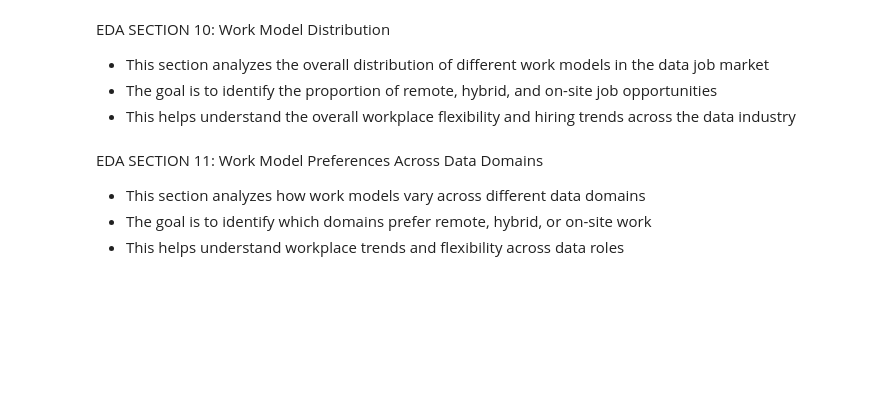
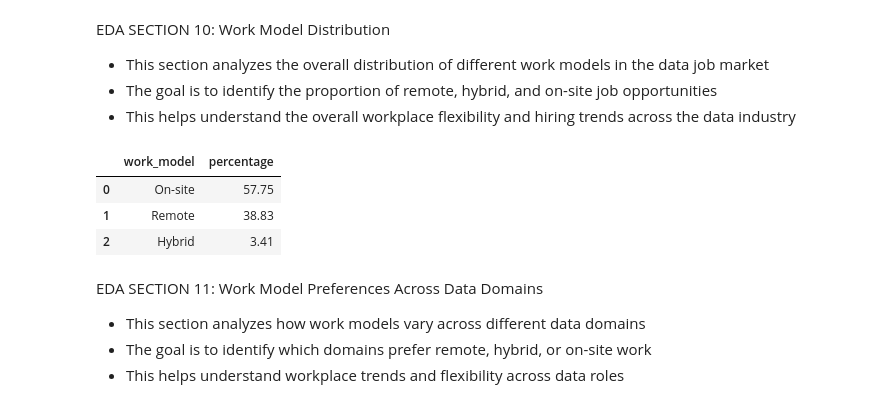
Before and after one commit to Chauhanekta21/Data_Job_Market_Analysis, a Jupyter notebook: main_file.ipynb, the cells around one changed output. Cells and saved outputs as stored; diff of their text form; code cells hidden in the pictures; blank space fills up the shorter version.

Commit message:
Calculated overall Work Model distribution across data jobs

```diff
--- a/main_file.ipynb
+++ b/main_file.ipynb
@@ -1306,6 +1306,21 @@ EDA SECTION 10: Work Model Distribution
 - This section analyzes the overall distribution of different work models in the data job market
 - The goal is to identify the proportion of remote, hybrid, and on-site job opportunities
 - This helps understand the overall workplace flexibility and hiring trends across the data industry
+# %%
+# STEP 01: # Calculate the percentage share of each work model (Remote, Hybrid, On-site) across all job listings
+
+work_model_distribution = (
+    clean_dataset["work_models"]
+    .value_counts(normalize=True) * 100
+).round(2).reset_index()
+
+work_model_distribution.columns = ["work_model", "percentage"]
+work_model_distribution
+# %% [output]
+|  | work_model | percentage |
+| 0 | On-site | 57.75 |
+| 1 | Remote | 38.83 |
+| 2 | Hybrid | 3.41 |
 # %% [markdown]
 EDA SECTION 11: Work Model Preferences Across Data Domains
 
```
